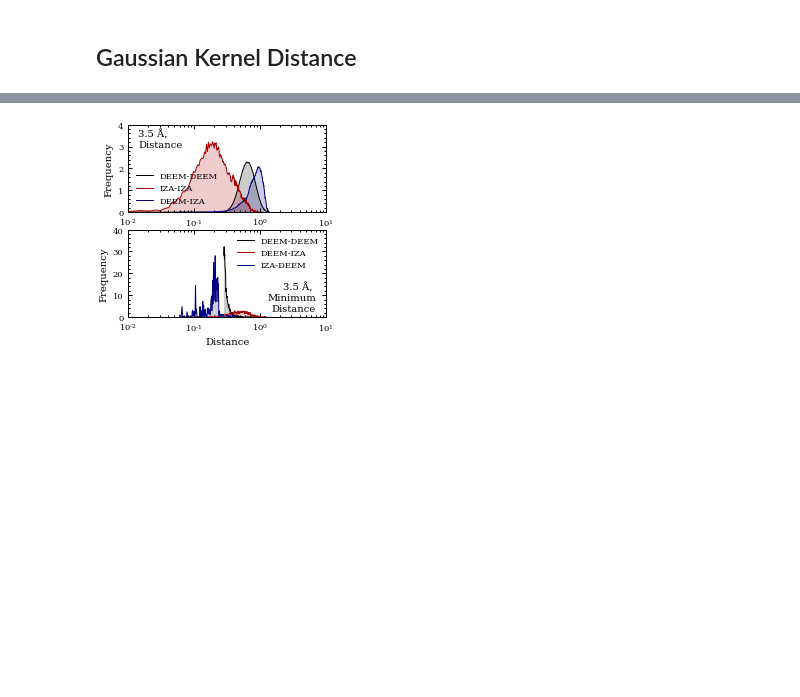
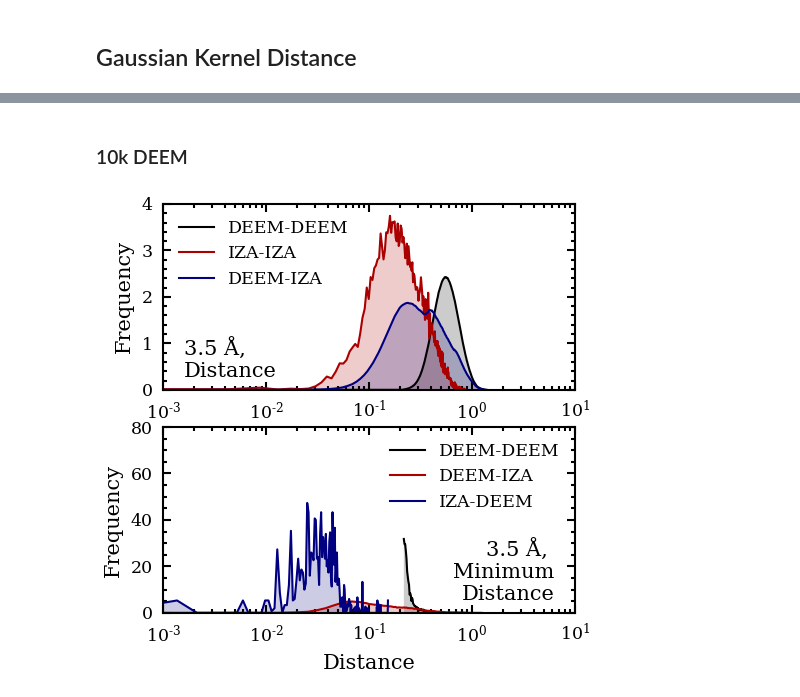
Before and after one commit to bhelfrecht/zeolites_iza-deem, a Jupyter notebook: Scripts/distanceHistograms.ipynb, the cells around one changed output, grey strips where cells are left out. Saved outputs shown, nothing was run; the diff lists cells and outputs as text; code cells hidden in the pictures; blank space fills up the shorter version.

```diff
--- a/Scripts/distanceHistograms.ipynb
+++ b/Scripts/distanceHistograms.ipynb
@@ -496,13 +673,15 @@ plt.show()
+# %% [markdown]
+### 10k DEEM
 # %%
 # Load FPS-selected DEEM and IZA histograms, 3.5 A SOAP cutoff
 
-distDD = np.loadtxt('../Processed_Data/IZAonDEEM_10k/Histograms/SOAP/3.5/Gaussian/FPS/distAA.hist', unpack=True)
-distII = np.loadtxt('../Processed_Data/IZAonDEEM_10k/Histograms/SOAP/3.5/Gaussian/FPS/distBB.hist', unpack=True)
-distDI = np.loadtxt('../Processed_Data/IZAonDEEM_10k/Histograms/SOAP/3.5/Gaussian/FPS/distAB.hist', unpack=True)
+distDD = np.loadtxt('../Processed_Data/IZA_OPTonDEEM_10k/Histograms/SOAP/3.5/Gaussian/FPS/distAA.hist', unpack=True)
+distII = np.loadtxt('../Processed_Data/IZA_OPTonDEEM_10k/Histograms/SOAP/3.5/Gaussian/FPS/distBB.hist', unpack=True)
+distDI = np.loadtxt('../Processed_Data/IZA_OPTonDEEM_10k/Histograms/SOAP/3.5/Gaussian/FPS/distAB.hist', unpack=True)
 
-minDistDD = np.loadtxt('../Processed_Data/IZAonDEEM_10k/Histograms/SOAP/3.5/Gaussian/FPS/minDistAA.hist', unpack=True)
-minDistDI = np.loadtxt('../Processed_Data/IZAonDEEM_10k/Histograms/SOAP/3.5/Gaussian/FPS/minDistAB.hist', unpack=True)
-minDistID = np.loadtxt('../Processed_Data/IZAonDEEM_10k/Histograms/SOAP/3.5/Gaussian/FPS/minDistBA.hist', unpack=True)
+minDistDD = np.loadtxt('../Processed_Data/IZA_OPTonDEEM_10k/Histograms/SOAP/3.5/Gaussian/FPS/minDistAA.hist', unpack=True)
+minDistDI = np.loadtxt('../Processed_Data/IZA_OPTonDEEM_10k/Histograms/SOAP/3.5/Gaussian/FPS/minDistAB.hist', unpack=True)
+minDistID = np.loadtxt('../Processed_Data/IZA_OPTonDEEM_10k/Histograms/SOAP/3.5/Gaussian/FPS/minDistBA.hist', unpack=True)
 
 figHist = plt.figure(figsize=(3.54, 3.54))
 axsDist = figHist.add_subplot(2, 1, 1)
@@ -513,38 +692,39 @@ for i in [axsDist, axsMinDist]:
 
 axsMinDist.set_xlabel('Distance')
 axsDist.set_ylim([0.0, 4.0])
-axsDist.set_xlim([0.01, 10.0])
-axsMinDist.set_ylim([0.0, 40.0])
-axsMinDist.set_xlim([0.01, 10.0])
+axsDist.set_xlim([0.001, 10.0])
+axsMinDist.set_ylim([0.0, 80.0])
+axsMinDist.set_xlim([0.001, 10.0])
 axsMinDist.set_xscale('log')
 axsDist.set_xscale('log')
 
 axsDist.plot(distDD[0], distDD[1], label='DEEM-DEEM')
 axsDist.plot(distII[0], distII[1], label='IZA-IZA')
 axsDist.plot(distDI[0], distDI[1], label='DEEM-IZA')
 axsDist.fill_between(distDD[0], distDD[1], alpha=0.2)
 axsDist.fill_between(distII[0], distII[1], alpha=0.2)
 axsDist.fill_between(distDI[0], distDI[1], alpha=0.2)
-axsDist.text(0.05, 0.95, u'3.5 \u00c5,\nDistance', horizontalalignment='left', verticalalignment='top',
+axsDist.text(0.05, 0.05, u'3.5 \u00c5,\nDistance', horizontalalignment='left', verticalalignment='bottom',
              transform=axsDist.transAxes, fontsize='medium')
 
 axsMinDist.plot(minDistDD[0], minDistDD[1], label='DEEM-DEEM')
 axsMinDist.plot(minDistDI[0], minDistDI[1], label='DEEM-IZA')
 axsMinDist.plot(minDistID[0], minDistID[1], label='IZA-DEEM')
 axsMinDist.fill_between(minDistDD[0], minDistDD[1], alpha=0.2)
 axsMinDist.fill_between(minDistDI[0], minDistDI[1], alpha=0.2)
 axsMinDist.fill_between(minDistID[0], minDistID[1], alpha=0.2)
 axsMinDist.text(0.95, 0.05, u'3.5 \u00c5, \nMinimum\nDistance', horizontalalignment='right', verticalalignment='bottom',
                 transform=axsMinDist.transAxes, fontsize='medium')
 
 
 axsDist.legend(frameon=False)
 axsMinDist.legend(frameon=False)
 
+figHist.savefig('../Results/DEEM_10k/distances_3.5_Gaussian_FPS.pdf', bbox_inches='tight')
 figHist.savefig('../Results/DEEM_10k/distances_3.5_Gaussian_FPS.png', bbox_inches='tight')
 plt.show()
 # %% [output]
-[figure, old version]
+[figure, new version]
 # %%
 # Load FPS-selected DEEM and IZA histograms, 6.0 A SOAP cutoff
 
```
Also changed, not shown: parts of 38 cells of this notebook, 9 other files.
